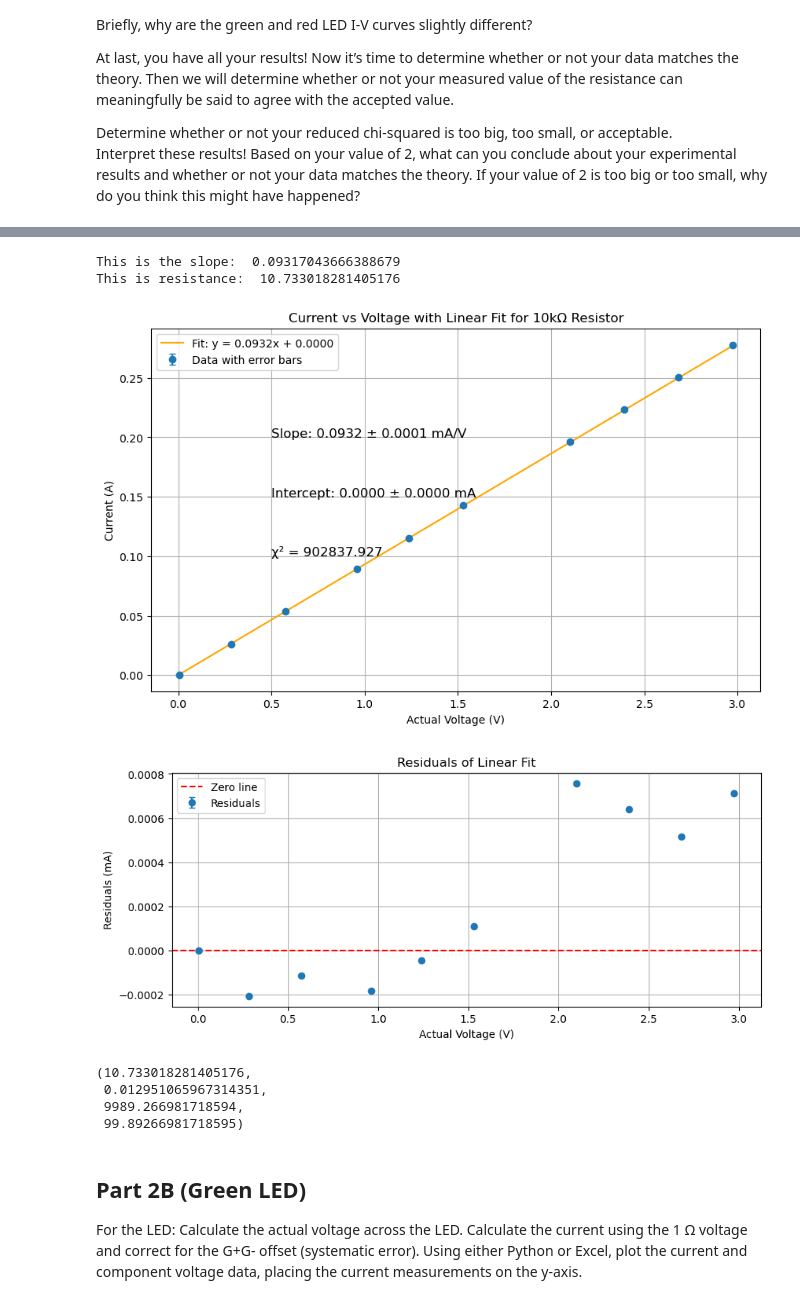
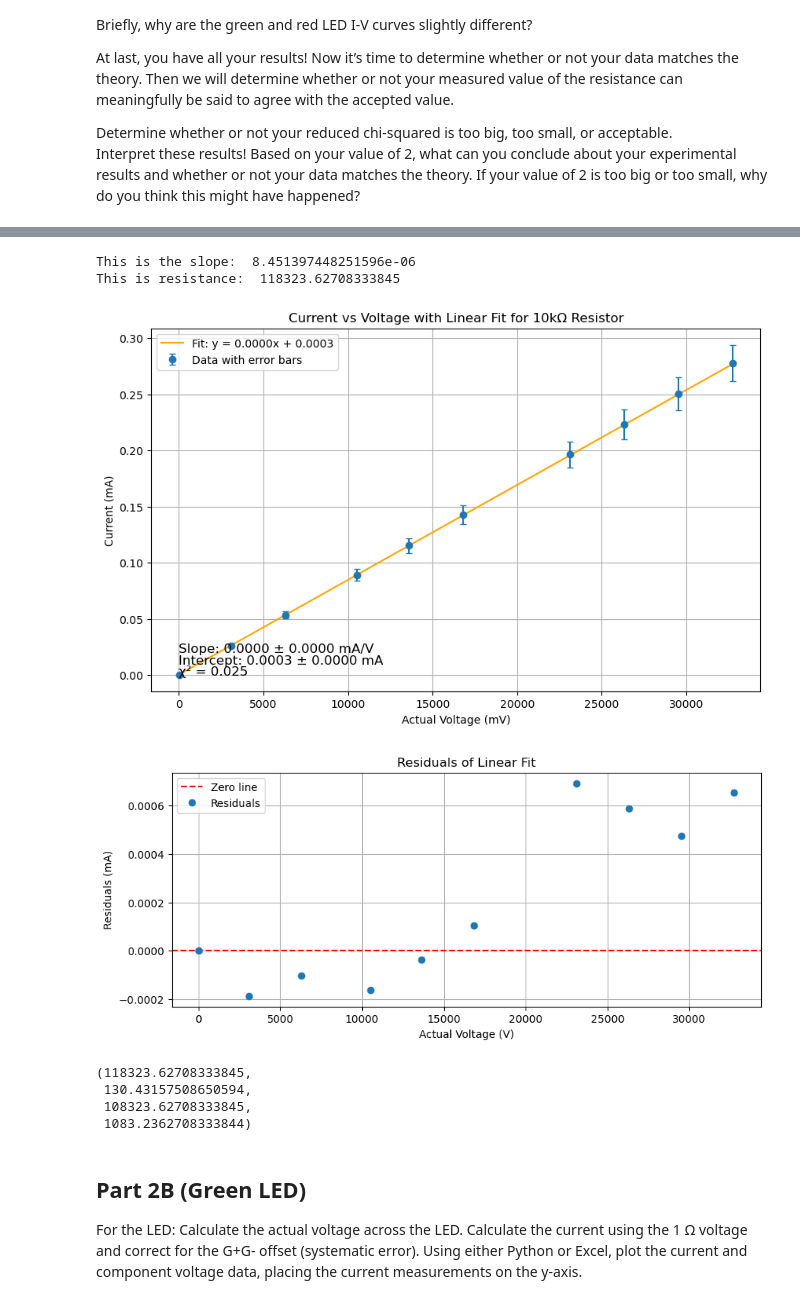
Before and after one commit to Faith-Qiao/physics5bl, a Jupyter notebook: lab8/lab8.ipynb, the cells around one changed output, grey strips where cells are left out. Drawn from its saved outputs; the diff is of its cells as text; code cells hidden in the pictures.

```diff
--- a/lab8/lab8.ipynb
+++ b/lab8/lab8.ipynb
@@ -46,8 +46,7 @@ part2a
 # %%
 def propagated_error_I(V, R, error_V, error_R):
-    return (1 / R) * np.sqrt(error_V**2 + (V**2 * error_R**2) / R**2)
-
-x_data = part2a['Voltage 10kOhm']
+    return ((error_V/R)**2 + (V/R**2 * error_R))**1/2
+x_data = part2a['Voltage 10kOhm']*10000
 
 # this was taken from the uncorrected version of the data where 'Current 1Ohm (mA)' was not multiplied by 1000 to correct for the fact  that the 1ohm resistor
 # was used to convert to Current. However, to convert to Amperes we would need to multiply by 1000 so 'Current 10hm (mA)' is acutally in (A)
@@ -80,48 +79,48 @@ def plot_everything(x_data, y_data, y_error):
 
     # Adding labels and best fit parameters
     plt.title("Current vs Voltage with Linear Fit for 10kΩ Resistor")
-    plt.xlabel("Actual Voltage (V)")  # Fixed label
-    plt.ylabel("Current (A)")  # Fixed label
-    plt.text(0.5, 0.2, f"Slope: {slope:.4f} ± {slope_err:.4f} mA/V", fontsize=12)
-    plt.text(0.5, 0.15, f"Intercept: {intercept:.4f} ± {intercept_err:.4f} mA", fontsize=12)
-    plt.text(0.5, 0.1, f"χ² = {chi_squared:.3f}", fontsize=12)
+    plt.xlabel("Actual Voltage (mV)")  # Fixed label
+    plt.ylabel("Current (mA)")  # Fixed label
+    plt.text(0.5, 0.02, f"Slope: {slope:.4f} ± {slope_err:.4f} mA/V", fontsize=12)
+    plt.text(0.5, 0.01, f"Intercept: {intercept:.4f} ± {intercept_err:.4f} mA", fontsize=12)
+    plt.text(0.5, 0.0, f"χ² = {chi_squared:.3f}", fontsize=12)
     plt.legend()
     plt.grid(True)
     plt.show()
 
     # Plot residuals
     plt.figure(figsize=(10, 4), dpi=100)
-    plt.errorbar(x_data, residuals, yerr=y_error, fmt='o', capsize=3, label="Residuals")
+    plt.errorbar(x_data, residuals, fmt='o', capsize=3, label="Residuals")
     plt.axhline(0, color='red', linestyle='--', label="Zero line")
     plt.title("Residuals of Linear Fit")
     plt.xlabel("Actual Voltage (V)")
     plt.ylabel("Residuals (mA)")
     plt.legend()
     plt.grid(True)
     plt.show()
 
     # Calculating resistance R from the fit (1/slope)
     R_fit = 1 / slope
     R_fit_error = slope_err / slope**2
     R_nominal = 10000  # Nominal resistance value (10kΩ)
 
     # Agreement test (difference between fit and nominal values)
     agreement = abs(R_fit - R_nominal)
     agreement_percentage = (agreement / R_nominal) * 100
 
     # Return values for further use
     return R_fit, R_fit_error, agreement, agreement_percentage
 
 plot_everything(x_data, y_data, y_error)
 # %% [output]
-This is the slope:  0.09317043666388679
-This is resistance:  10.733018281405176
+This is the slope:  8.451397448251596e-06
+This is resistance:  118323.62708333845
-[figure, old version]
+[figure, new version]
-[figure, old version]
+[figure, new version]
-(10.733018281405176,
- 0.012951065967314351,
- 9989.266981718594,
- 99.89266981718595)
+(118323.62708333845,
+ 130.43157508650594,
+ 108323.62708333845,
+ 1083.2362708333844)
 # %% [markdown]
 ## Part 2B (Green LED)
 For the LED:  Calculate the actual voltage across the LED. Calculate the current using the 1 Ω voltage and correct for the G+G- offset (systematic error).  Using either Python or Excel, plot the current and component voltage data, placing the current measurements on the y-axis.
```
Also changed, not shown: parts of 3 cells of this notebook, 1 other file.
